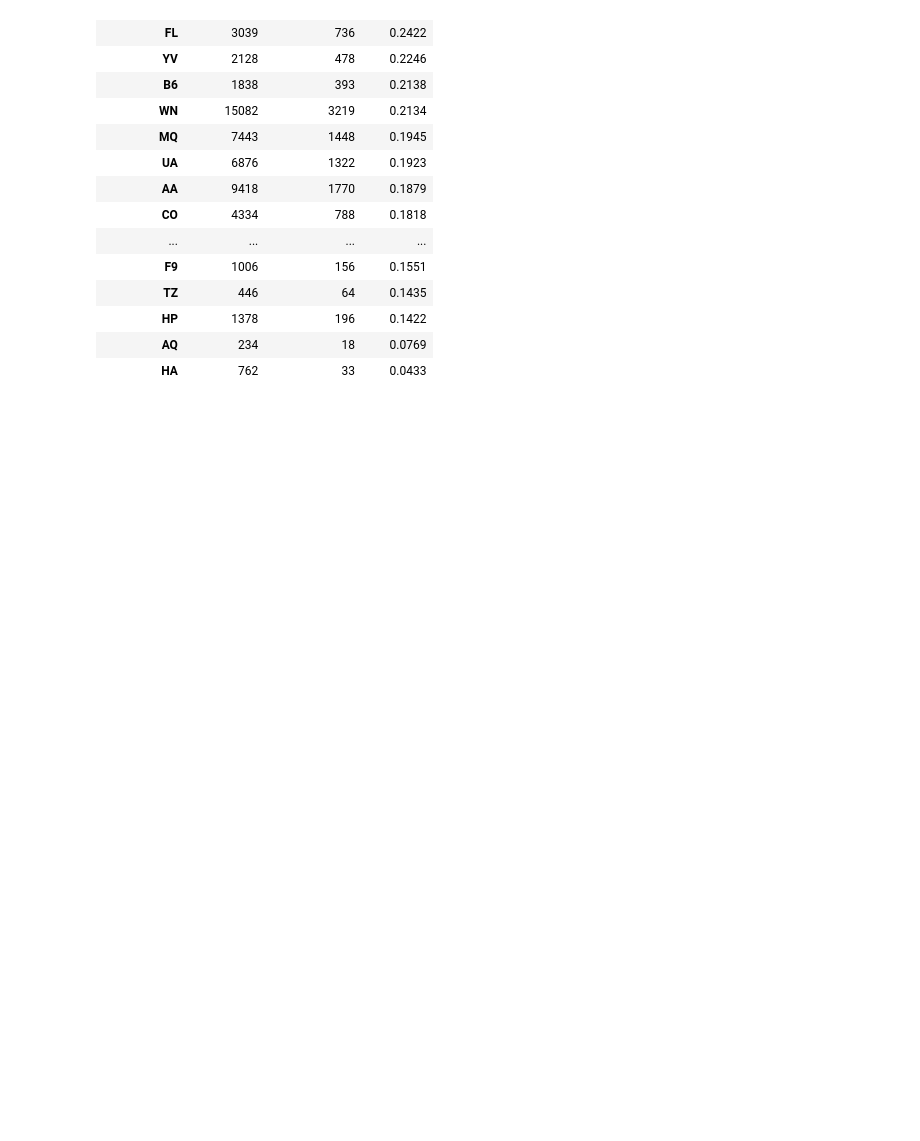
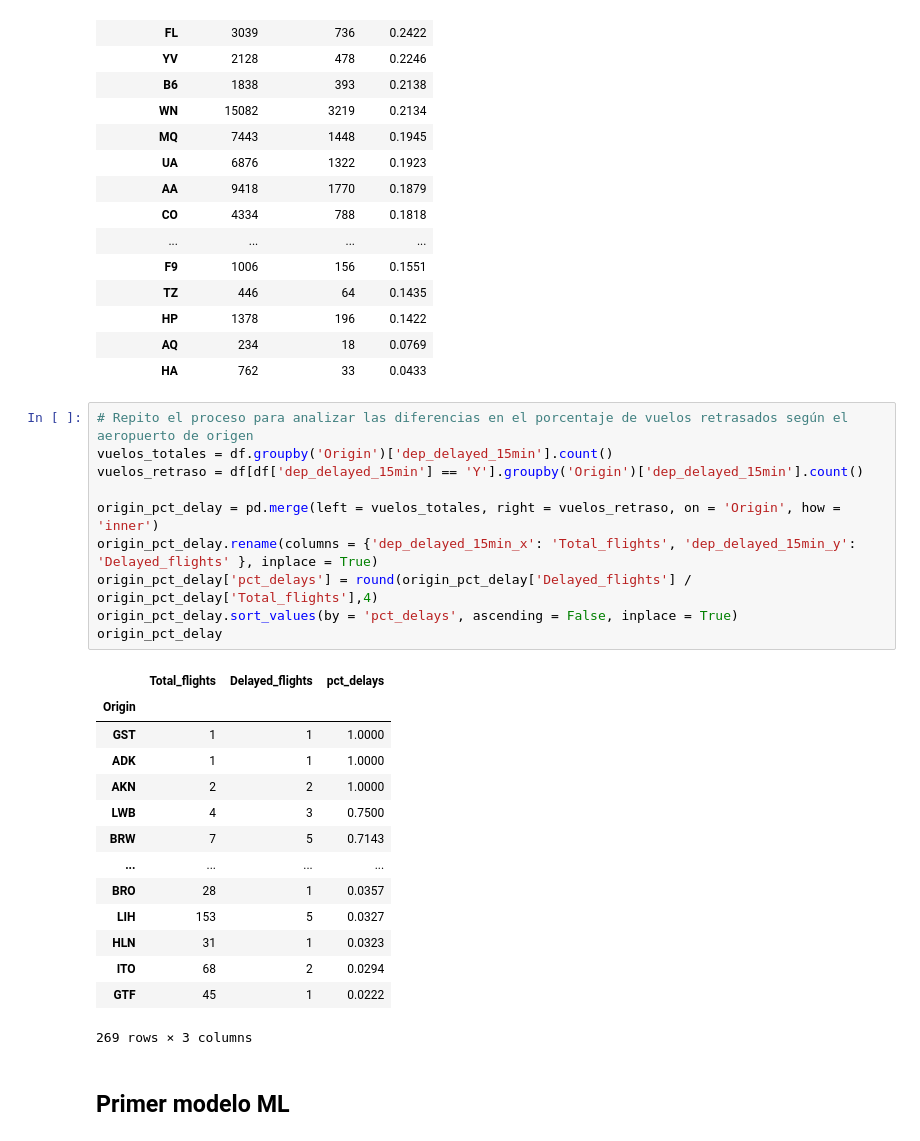
Before and after one commit to Estebancid/kaggle_flight_delays_prediction, a Jupyter notebook: predictor_delays.ipynb, the cells around one changed output. Saved outputs shown, nothing was run; the diff lists cells and outputs as text; blank space fills up the shorter version.

```diff
--- a/predictor_delays.ipynb
+++ b/predictor_delays.ipynb
@@ -252,3 +287,30 @@ airlines_pct_delay
 | HP | 1378 | 196 | 0.1422 |
 | AQ | 234 | 18 | 0.0769 |
 | HA | 762 | 33 | 0.0433 |
+# %%
+# Repito el proceso para analizar las diferencias en el porcentaje de vuelos retrasados según el aeropuerto de origen
+vuelos_totales = df.groupby('Origin')['dep_delayed_15min'].count()
+vuelos_retraso = df[df['dep_delayed_15min'] == 'Y'].groupby('Origin')['dep_delayed_15min'].count()
+
+origin_pct_delay = pd.merge(left = vuelos_totales, right = vuelos_retraso, on = 'Origin', how = 'inner')
+origin_pct_delay.rename(columns = {'dep_delayed_15min_x': 'Total_flights', 'dep_delayed_15min_y': 'Delayed_flights' }, inplace = True)
+origin_pct_delay['pct_delays'] = round(origin_pct_delay['Delayed_flights'] / origin_pct_delay['Total_flights'],4)
+origin_pct_delay.sort_values(by = 'pct_delays', ascending = False, inplace = True)
+origin_pct_delay
+# %% [output]
+|  | Total_flights | Delayed_flights | pct_delays |
+| Origin |  |  |  |
+| GST | 1 | 1 | 1.0000 |
+| ADK | 1 | 1 | 1.0000 |
+| AKN | 2 | 2 | 1.0000 |
+| LWB | 4 | 3 | 0.7500 |
+| BRW | 7 | 5 | 0.7143 |
+| ... | ... | ... | ... |
+| BRO | 28 | 1 | 0.0357 |
+| LIH | 153 | 5 | 0.0327 |
+| HLN | 31 | 1 | 0.0323 |
+| ITO | 68 | 2 | 0.0294 |
+| GTF | 45 | 1 | 0.0222 |
+269 rows × 3 columns
+# %% [markdown]
+## Primer modelo ML
```
Also changed, not shown: parts of 3 cells of this notebook.
